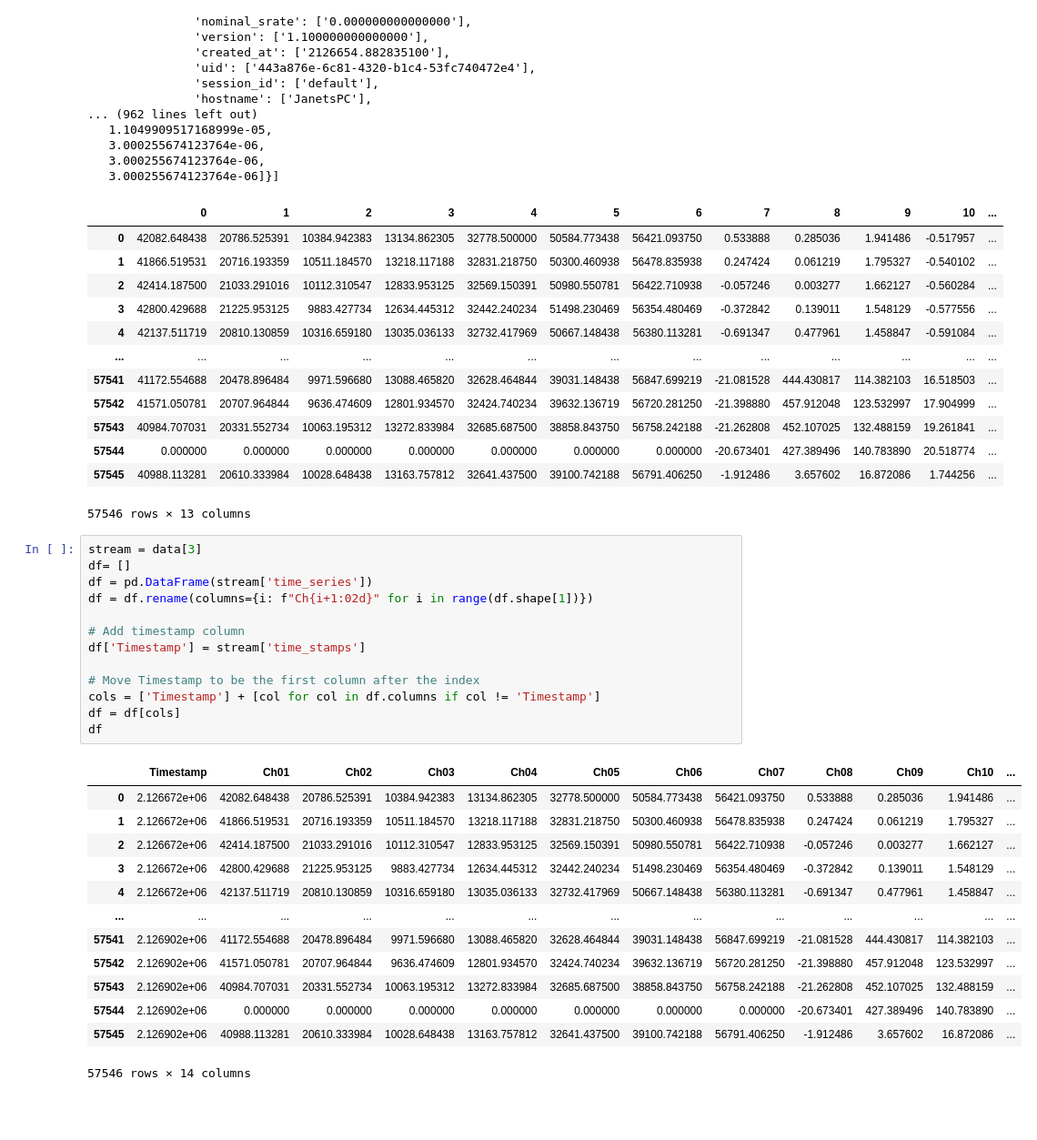
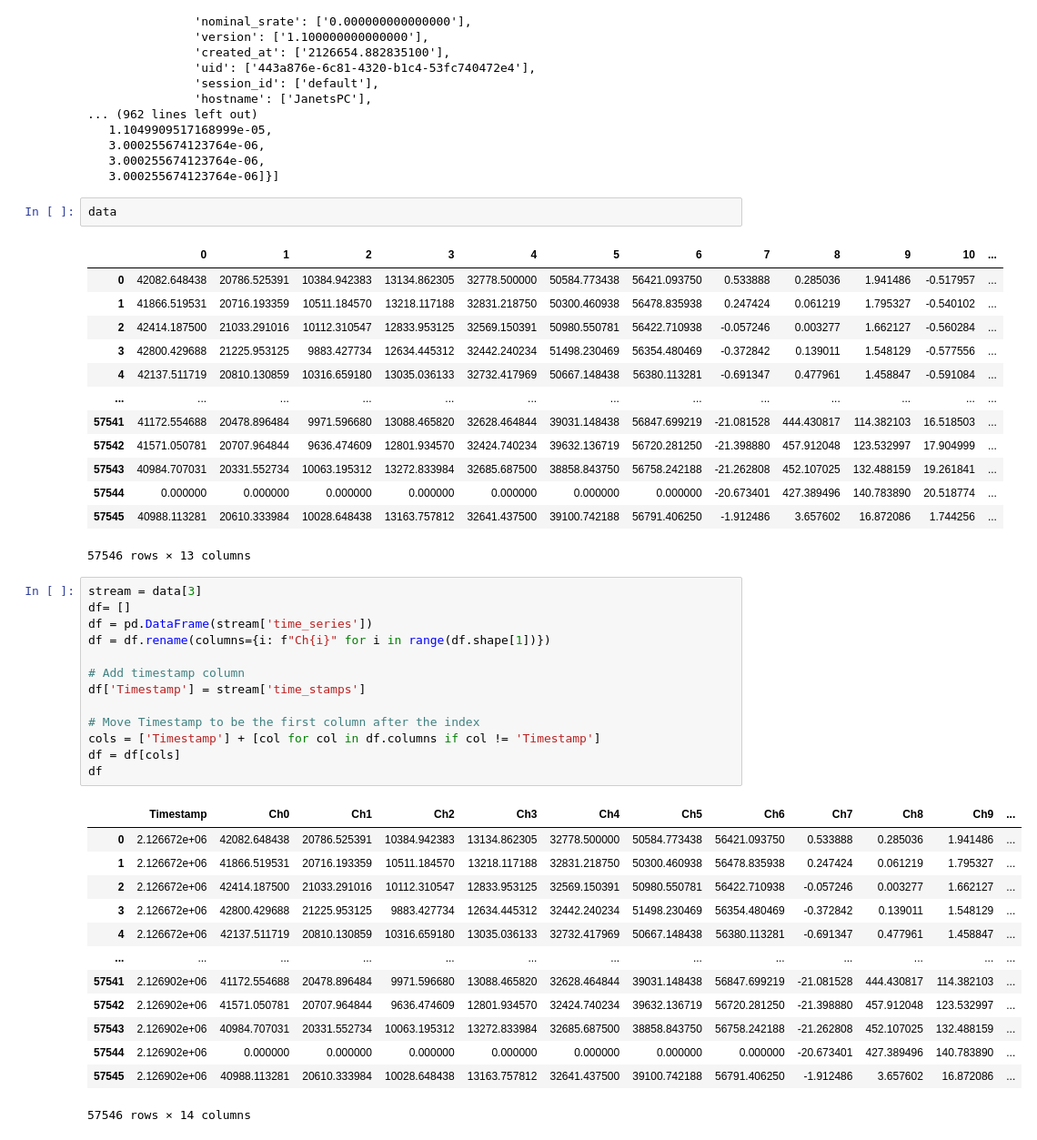
Before and after one commit to janetshin8030/OW_closedloop, a Jupyter notebook: notebooks/new_trigger.ipynb, the cells around one changed output. Shown at 91% size. Saved outputs shown, nothing was run; the diff lists cells and outputs as text; blank space fills up the shorter version.

Commit message:
xdf data processing with sham

```diff
--- a/notebooks/new_trigger.ipynb
+++ b/notebooks/new_trigger.ipynb
@@ -25,6 +25,7 @@ data
    3.000255674123764e-06,
    3.000255674123764e-06]}]
 # %%
+data
 # %% [output]
 |  | 0 | 1 | 2 | 3 | 4 | 5 | 6 | 7 | 8 | 9 | 10 | ... |
 | 0 | 42082.648438 | 20786.525391 | 10384.942383 | 13134.862305 | 32778.500000 | 50584.773438 | 56421.093750 | 0.533888 | 0.285036 | 1.941486 | -0.517957 | ... |
@@ -42,18 +43,18 @@ data
 # %%
 stream = data[3]
 df= []
 df = pd.DataFrame(stream['time_series'])
-df = df.rename(columns={i: f"Ch{i+1:02d}" for i in range(df.shape[1])})
+df = df.rename(columns={i: f"Ch{i}" for i in range(df.shape[1])})
 
 # Add timestamp column
 df['Timestamp'] = stream['time_stamps']
 
 # Move Timestamp to be the first column after the index
 cols = ['Timestamp'] + [col for col in df.columns if col != 'Timestamp']
 df = df[cols]
 df
 # %% [output]
-|  | Timestamp | Ch01 | Ch02 | Ch03 | Ch04 | Ch05 | Ch06 | Ch07 | Ch08 | Ch09 | Ch10 | ... |
+|  | Timestamp | Ch0 | Ch1 | Ch2 | Ch3 | Ch4 | Ch5 | Ch6 | Ch7 | Ch8 | Ch9 | ... |
 | 0 | 2.126672e+06 | 42082.648438 | 20786.525391 | 10384.942383 | 13134.862305 | 32778.500000 | 50584.773438 | 56421.093750 | 0.533888 | 0.285036 | 1.941486 | ... |
 | 1 | 2.126672e+06 | 41866.519531 | 20716.193359 | 10511.184570 | 13218.117188 | 32831.218750 | 50300.460938 | 56478.835938 | 0.247424 | 0.061219 | 1.795327 | ... |
 | 2 | 2.126672e+06 | 42414.187500 | 21033.291016 | 10112.310547 | 12833.953125 | 32569.150391 | 50980.550781 | 56422.710938 | -0.057246 | 0.003277 | 1.662127 | ... |
```
Also changed, not shown: parts of 11 cells of this notebook, 1 other file.
